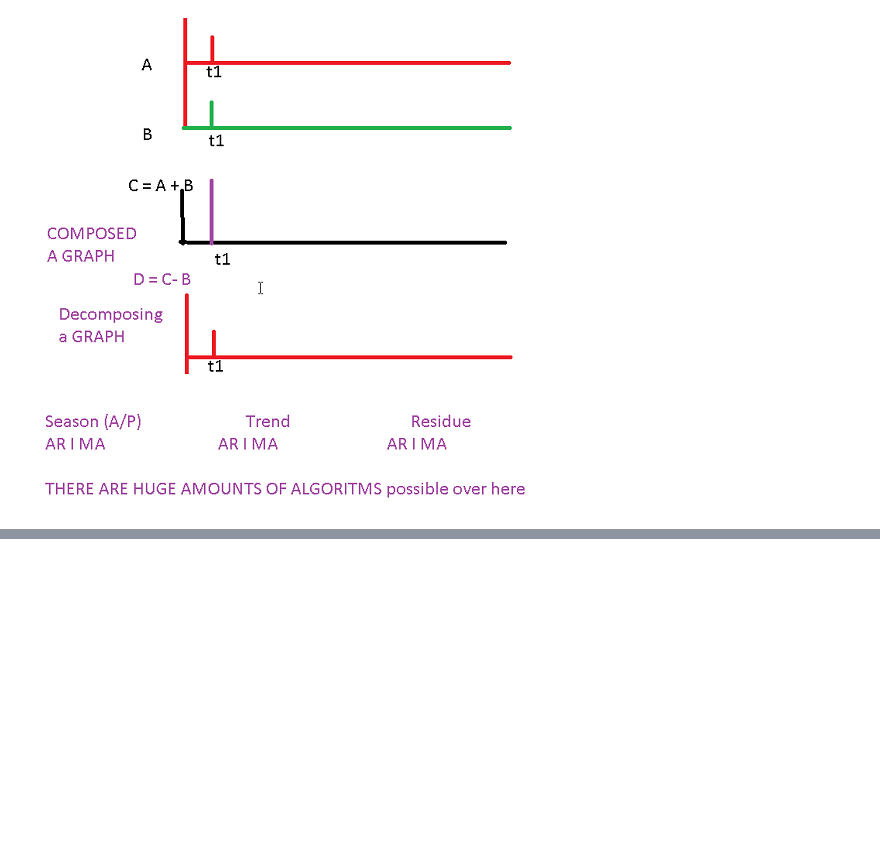
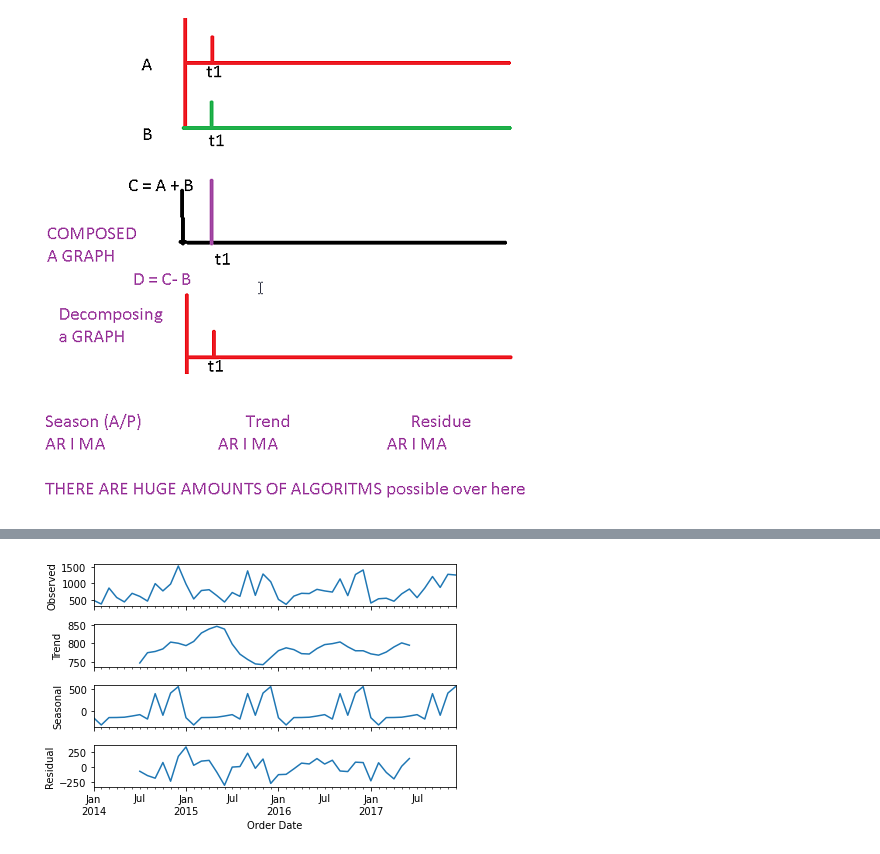
Before and after one commit to lellabhaskar/DataScience, a Jupyter notebook: 4p_TimeSeriesAnalysis.ipynb, the cells around one changed output, grey strips where cells are left out. Drawn from its saved outputs; the diff is of its cells as text; code cells hidden in the pictures; blank space fills up the shorter version.

```diff
--- a/4p_TimeSeriesAnalysis.ipynb
+++ b/4p_TimeSeriesAnalysis.ipynb
@@ -328,0 +331,10 @@ plt.show()
+# %%
+# MOVING AVERAGES
+#time windows keep on shifting , so that history has slowly LESSER impact on future
+decomposition = sm.tsa.seasonal_decompose(y, model='additive')
+# https://www.statsmodels.org/stable/generated/statsmodels.tsa.seasonal.seasonal_decompose.html
+# %%
+fig = decomposition.plot()
+plt.show()
+# %% [output]
+[figure, added]
```
Also changed, not shown: parts of 1 cell of this notebook.
